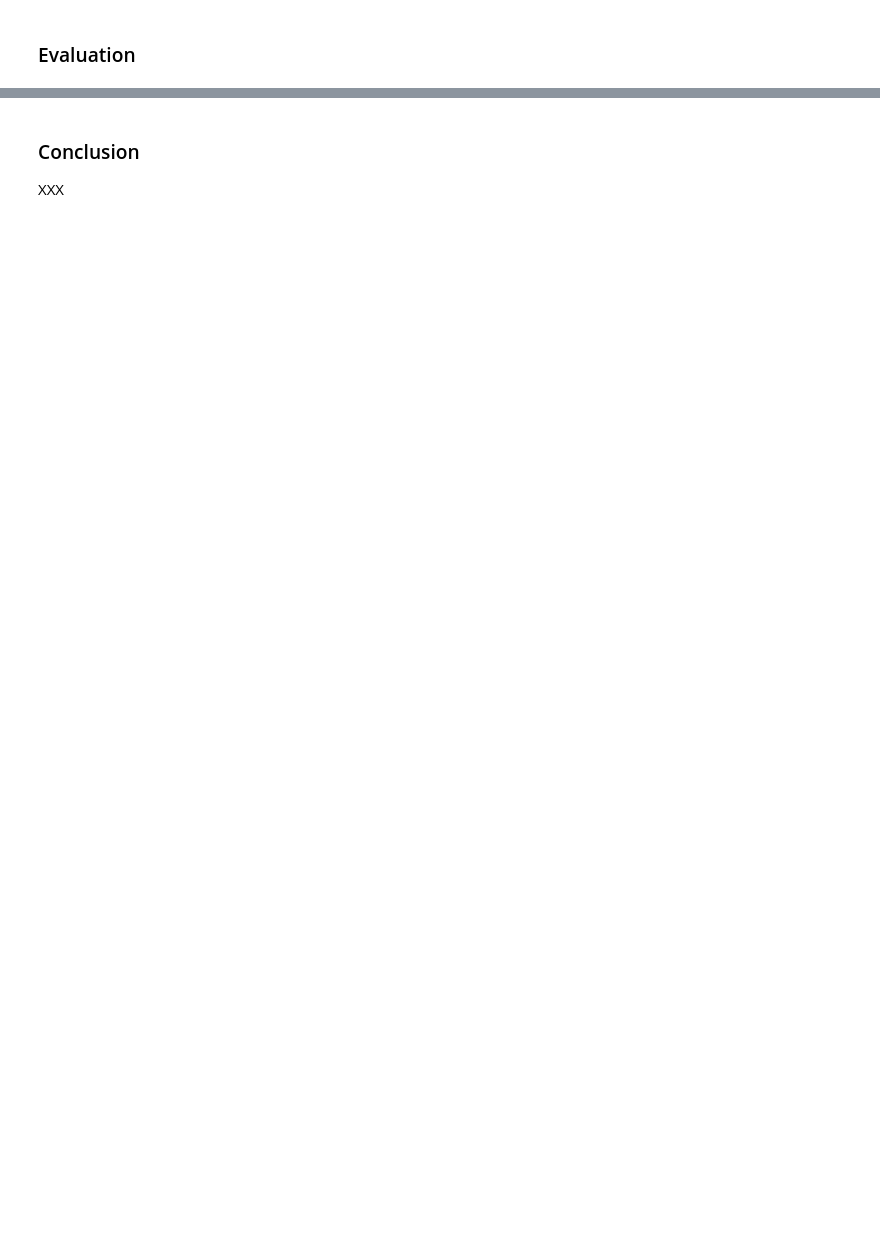
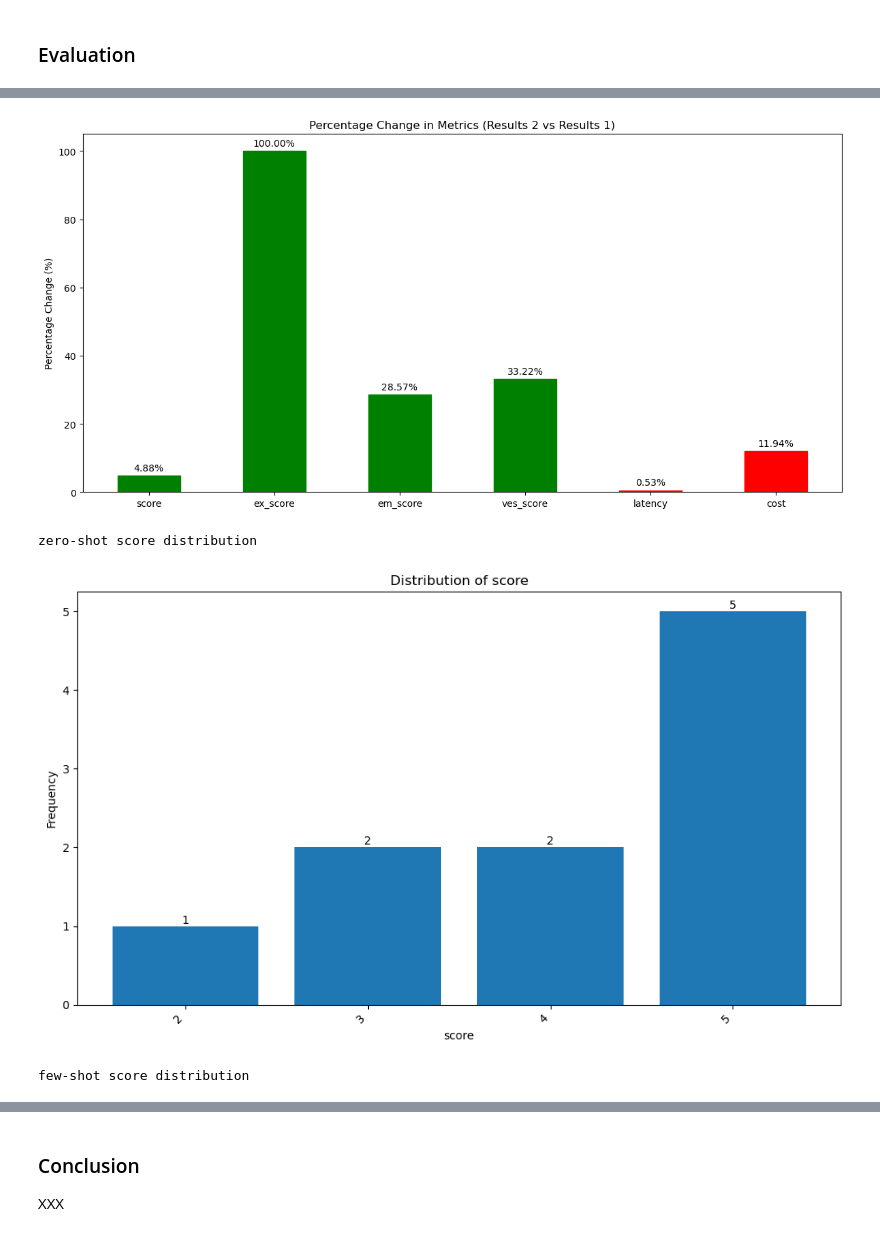
Before and after one commit to fhuthmacher/text-to-sql-workshop, a Jupyter notebook: 4_Eval-Text-to-SQL.ipynb, the cells around one changed output, grey strips where cells are left out. Drawn from its saved outputs; the diff is of its cells as text; code cells hidden in the pictures; blank space fills up the shorter version.

```diff
--- a/4_Eval-Text-to-SQL.ipynb
+++ b/4_Eval-Text-to-SQL.ipynb
@@ -221,22 +225,28 @@ few_shot_sql_template = """You are a SQL expert. You will be provided with the o
                 You are required to use the following format, each taking one line.
                 Return the sql query inside the <SQL></SQL> tab.
                 """
-answer_results2: pd.DataFrame = AnswerTaskRunner(groundtruth_df,
+answer_results2: pd.DataFrame = AnswerTaskRunner(groundtruth_df[:10],
                  model_id=MODEL_ID,
                  eval_model_id=EVAL_MODEL_ID,
                  sql_database=SQL_DATABASE,
                  sql_dialect=SQL_DIALECT,
                  prompt_template=few_shot_sql_template,
-                 prompt_eval_template=evaluation_template
+                 prompt_eval_template=evaluation_template,
                  retrieval_task=retrieval_task).run()
 
 answer_results2.to_json('./data/few-shot-graded.jsonl', orient='records', lines=True, force_ascii=False, date_format='iso', default_handler=str)
 # %%
 # 5. Compare results
 from utils.util import Util
 util = Util()
-util.compare_results(answer_results2, answer_results1)
+metrics = ['score', 'ex_score', 'em_score', 'ves_score', 'latency' ,'cost']
+util.compare_results(answer_results1, answer_results2, metrics)
 print('zero-shot score distribution')
 util.visualize_distribution(answer_results1, key='score')
 print('few-shot score distribution')
 util.visualize_distribution(answer_results2,key='score')
+# %% [output]
+[figure, added]
+zero-shot score distribution
+[figure, added]
+few-shot score distribution
```
Also changed, not shown: parts of 6 cells of this notebook, 2 other files.
